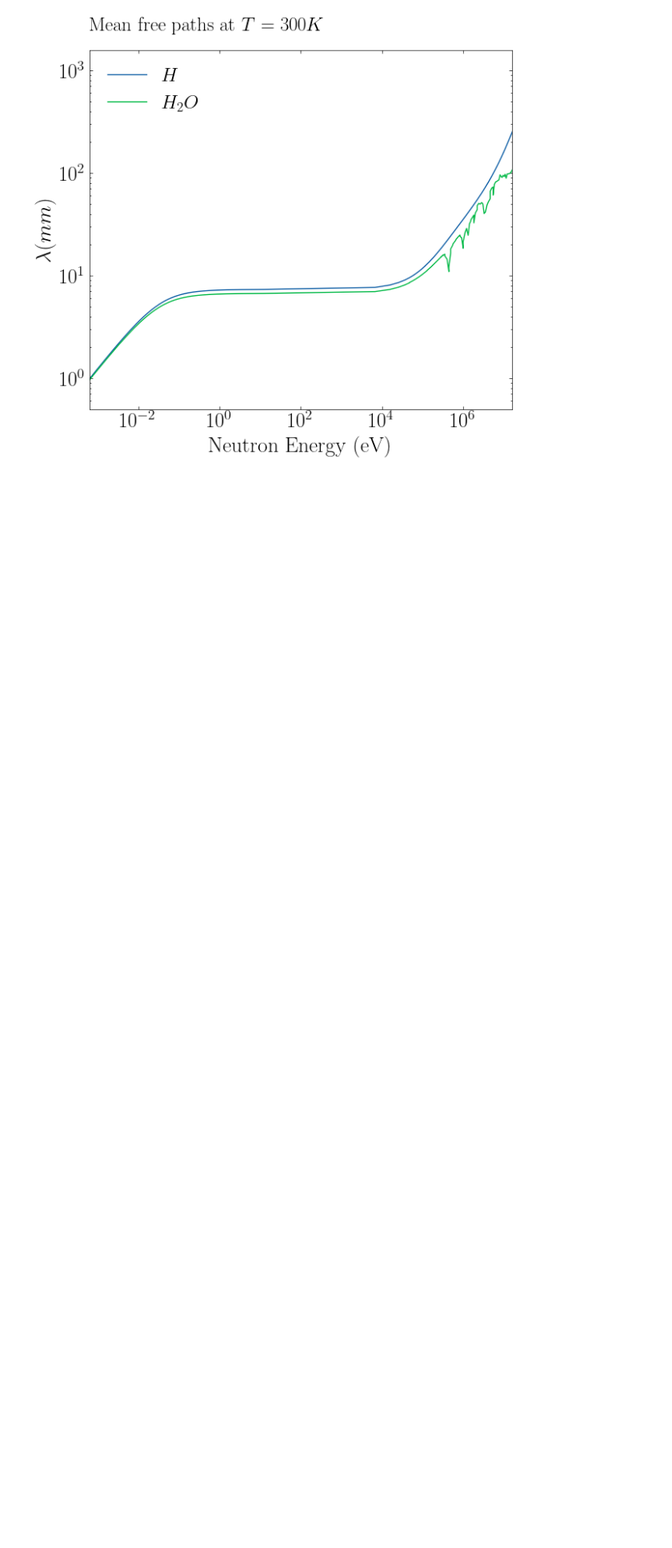
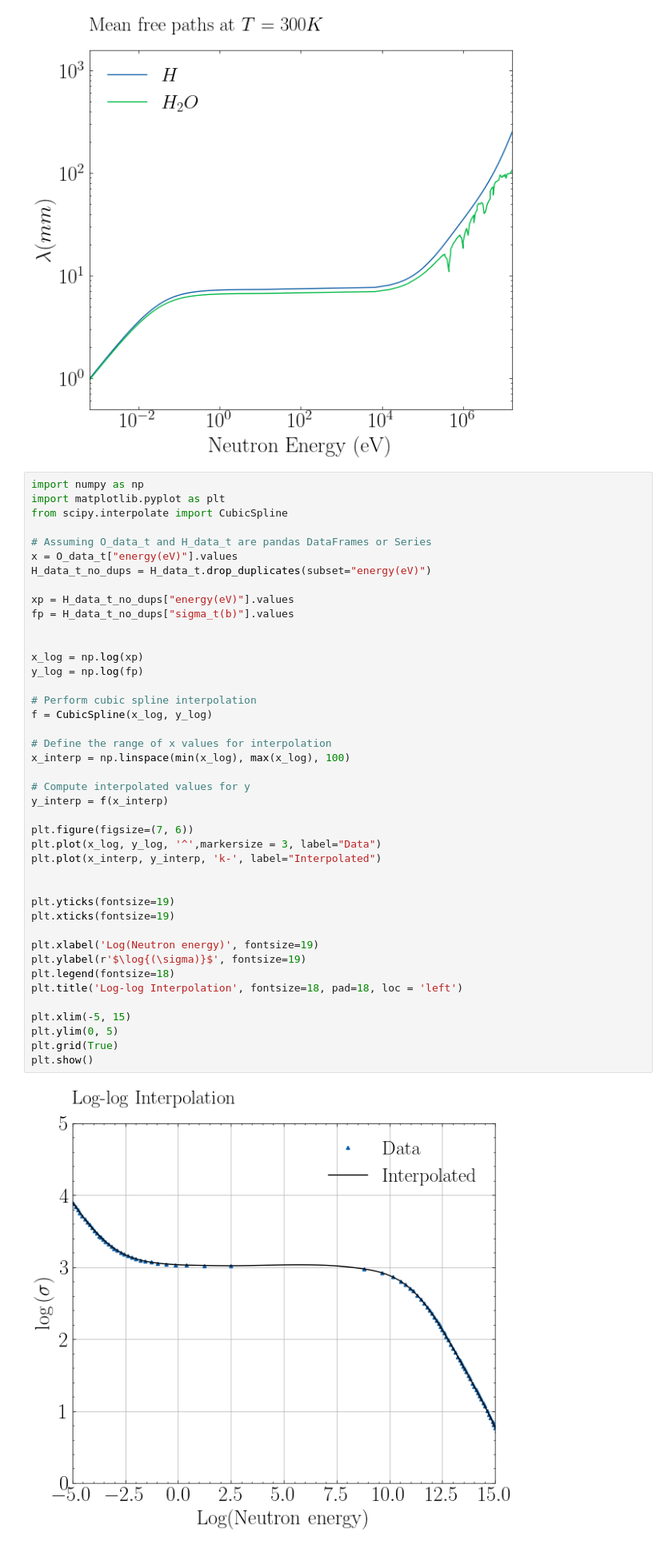
Before and after one commit to DerkNiessink/NeutroWater, a Jupyter notebook: cross_section.ipynb, the cells around one changed output. Shown at 80% size. Drawn from its saved outputs; the diff is of its cells as text; blank space fills up the shorter version.

Commit message:
Interpolation of hydrogen cross section data

```diff
--- a/cross_section.ipynb
+++ b/cross_section.ipynb
@@ -119,3 +119,47 @@ plt.savefig("data/free_path.pdf")
 plt.show()
 # %% [output]
 [figure]
+# %%
+import numpy as np
+import matplotlib.pyplot as plt
+from scipy.interpolate import CubicSpline
+
+# Assuming O_data_t and H_data_t are pandas DataFrames or Series
+x = O_data_t["energy(eV)"].values
+H_data_t_no_dups = H_data_t.drop_duplicates(subset="energy(eV)")
+
+xp = H_data_t_no_dups["energy(eV)"].values
+fp = H_data_t_no_dups["sigma_t(b)"].values
+
+
+x_log = np.log(xp)
+y_log = np.log(fp)
+
+# Perform cubic spline interpolation
+f = CubicSpline(x_log, y_log)
+
+# Define the range of x values for interpolation
+x_interp = np.linspace(min(x_log), max(x_log), 100)
+
+# Compute interpolated values for y
+y_interp = f(x_interp)
+
+plt.figure(figsize=(7, 6))
+plt.plot(x_log, y_log, '^',markersize = 3, label="Data")
+plt.plot(x_interp, y_interp, 'k-', label="Interpolated")
+
+
+plt.yticks(fontsize=19)
+plt.xticks(fontsize=19)
+
+plt.xlabel('Log(Neutron energy)', fontsize=19)
+plt.ylabel(r'$\log{(\sigma)}$', fontsize=19)
+plt.legend(fontsize=18)
+plt.title('Log-log Interpolation', fontsize=18, pad=18, loc = 'left')
+
+plt.xlim(-5, 15)
+plt.ylim(0, 5)
+plt.grid(True)
+plt.show()
+# %% [output]
+[figure, added]
```
Also changed, not shown: parts of 1 cell of this notebook, 4 other files.
